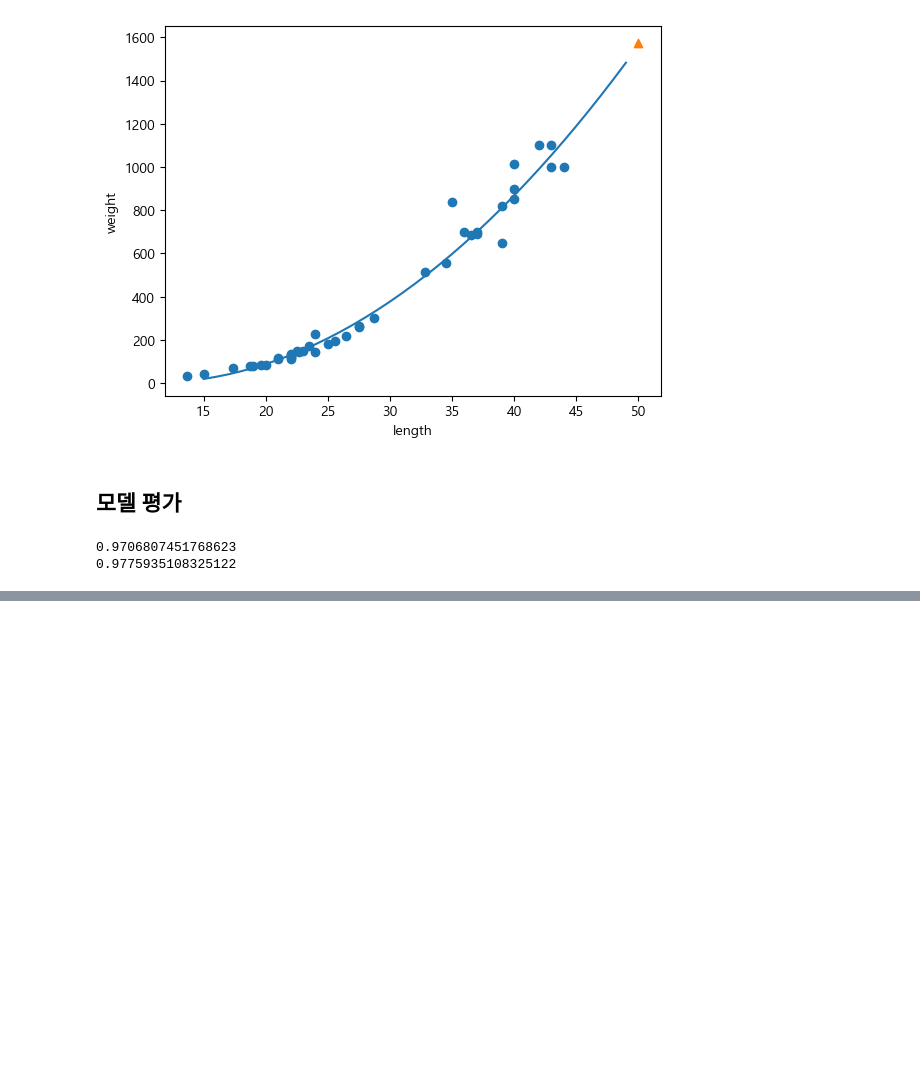
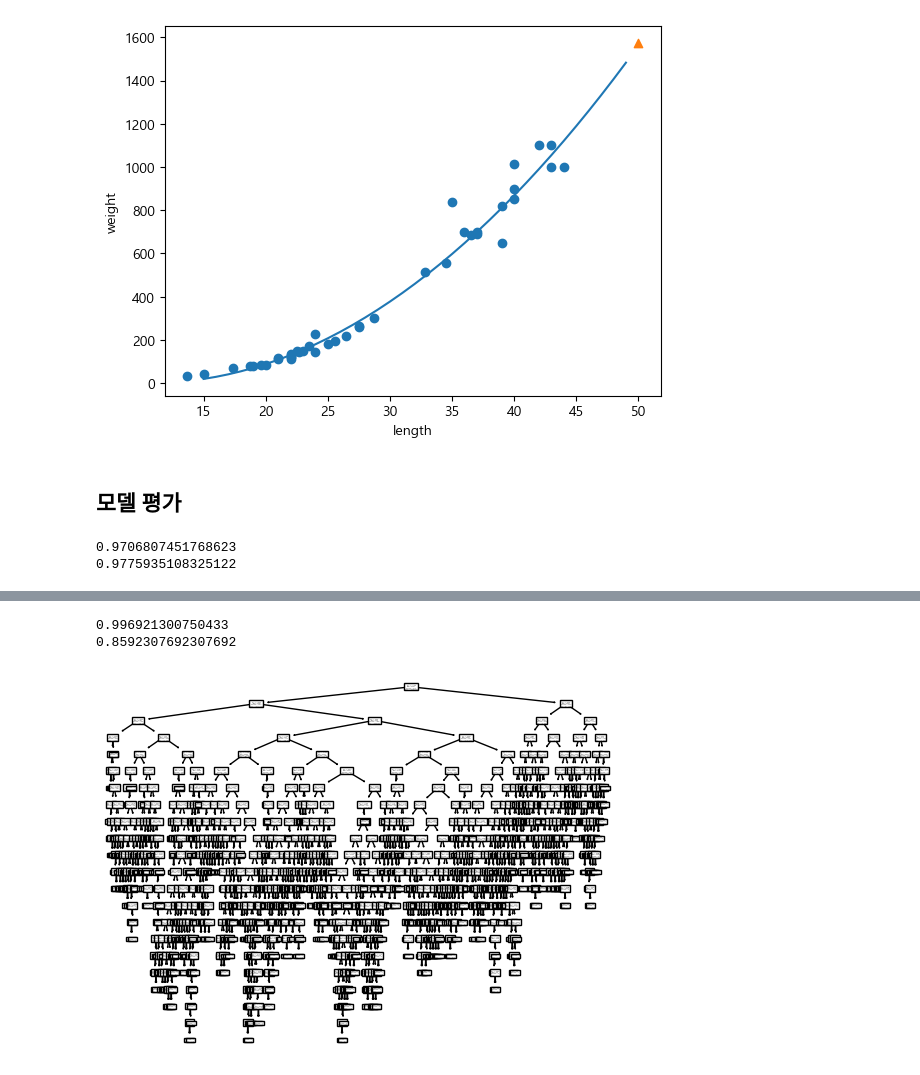
Before and after one commit to dsleslie/Archiving, a Jupyter notebook: IMDGB/step08_ML/ml_241122_따라잡기.ipynb, the cells around one changed output, grey strips where cells are left out. Drawn from its saved outputs; the diff is of its cells as text; code cells hidden in the pictures; blank space fills up the shorter version.

```diff
--- a/IMDGB/step08_ML/ml_241122_따라잡기.ipynb
+++ b/IMDGB/step08_ML/ml_241122_따라잡기.ipynb
@@ -237,0 +291,5 @@ print(lr.score(test_poly, test_target))
+# %%
+data = wine[['alcohol', 'sugar', 'pH']].to_numpy() # 독립변수
+target = wine['class'].to_numpy() # 종속변수
+
+data.shape, target.shape
@@ -237,0 +315,20 @@ print(lr.score(test_poly, test_target))
+# %%
+from sklearn.preprocessing import StandardScaler
+
+ss= StandardScaler()
+# StandardScaler()를 사용해 표준화 객체를 생성합니다.
+# 이 객체를 사용해 데이터를 학습(fit)시키고 변환(transform)할 수 있습니다.
+
+ss.fit(train_input)
+# fit 메서드를 사용해 훈련 데이터의 평균(mean)과 표준편차(std)를 계산합니다.
+# 이 값들은 이후에 데이터를 변환할 때 사용됩니다.
+# 계산된 평균과 표준편차는 StandardScaler 객체에 저장
+
+train_scaled = ss.transform(train_input)
+# transform 메서드는 fit에서 계산된 평균과 표준편차를 사용해 데이터를 변환합니다.
+# 변환된 데이터는 평균이 0이고 표준편차가 1이 됩니다.
+
+test_scaled = ss.transform(test_input)
+# 테스트 데이터도 fit된 훈련 데이터의 평균과 표준편차를 사용해 변환됩니다.
+# 테스트 데이터에서는 다시 fit하지 않는 것이 중요합니다.
+# 훈련 데이터의 기준에 맞춰야 일관성을 유지할 수 있습니다.
@@ -237,0 +357,6 @@ print(lr.score(test_poly, test_target))
+# %%
+from sklearn.linear_model import LogisticRegression
+lr = LogisticRegression()
+lr.fit(train_scaled, train_target)
+print(lr.score(train_scaled, train_target))
+print(lr.score(test_scaled, test_target))
@@ -237,0 +378,17 @@ print(lr.score(test_poly, test_target))
+# %%
+from sklearn.tree import DecisionTreeClassifier
+dt = DecisionTreeClassifier(random_state=42)
+dt.fit(train_scaled, train_target)
+print(dt.score(train_scaled, train_target))
+print(dt.score(test_scaled, test_target))
+# %% [output]
+0.996921300750433
+0.8592307692307692
+# %%
+import matplotlib.pyplot as plt
+from sklearn.tree import plot_tree
+
+plot_tree(dt)
+plt.show()
+# %% [output]
+[figure, added]
```
Also changed, not shown: parts of 30 cells of this notebook, 3 other files.
